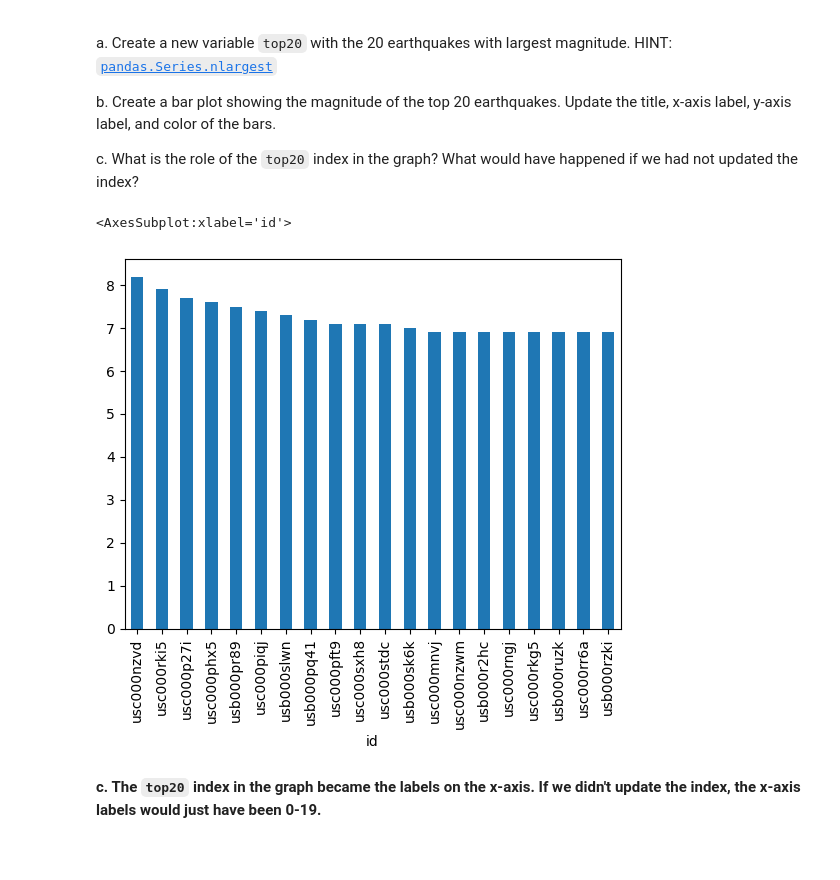
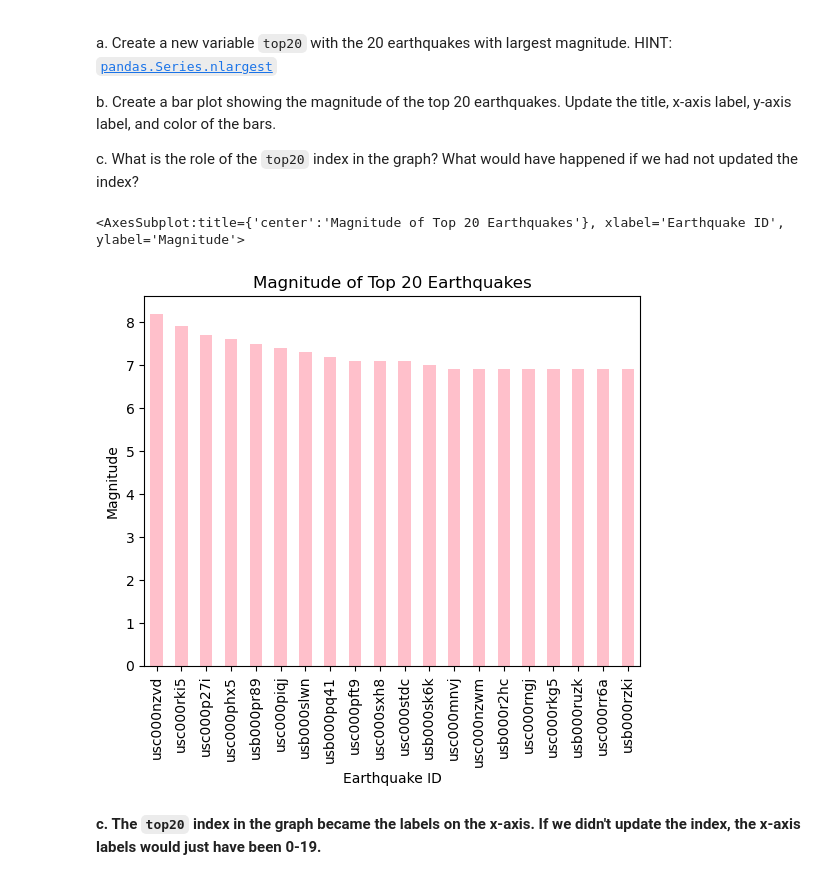
Before and after one commit to h-hahn/eds220-hwk-1, a Jupyter notebook: hwk1-task4.ipynb, the cells around one changed output. Drawn from its saved outputs; the diff is of its cells as text; code cells hidden in the pictures; blank space fills up the shorter version.

```diff
--- a/hwk1-task4.ipynb
+++ b/hwk1-task4.ipynb
@@ -147,10 +149,15 @@ c. What is the role of the `top20` index in the graph? What would have happened
 top20 = eqk.nlargest(20, 'mag')
 # %%
 # b. create bar plot
-top20.mag.plot(kind = 'bar')
+top20.mag.plot(kind = 'bar', # barplot
+               title = 'Magnitude of Top 20 Earthquakes', # update title
+               ylabel = 'Magnitude', # update y-axis title
+               xlabel = 'Earthquake ID', # update x-axis title
+               color = 'pink'
+              )
 # %% [output]
-<AxesSubplot:xlabel='id'>
+<AxesSubplot:title={'center':'Magnitude of Top 20 Earthquakes'}, xlabel='Earthquake ID', ylabel='Magnitude'>
-[figure, old version]
+[figure, new version]
 # %% [markdown]
 **c. The `top20` index in the graph became the labels on the x-axis. If we didn't update the index, the x-axis labels would just have been 0-19.**
 # %% [markdown]
```
Also changed, not shown: parts of 9 cells of this notebook.
